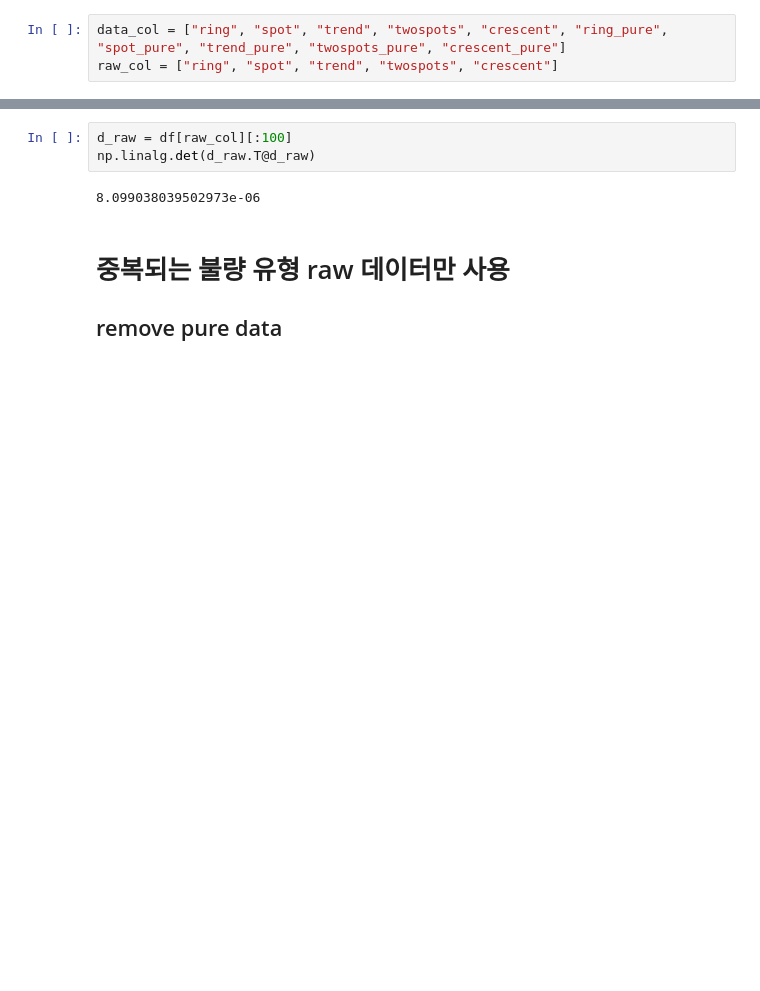
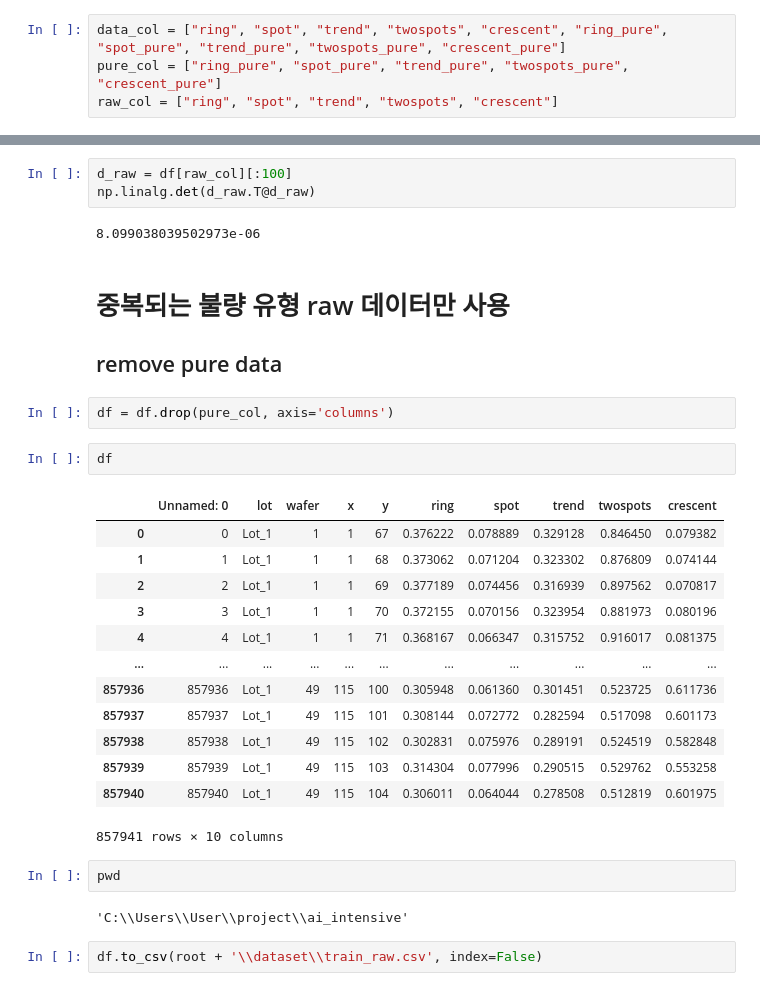
Before and after one commit to codepyo/ai_intensive, a Jupyter notebook: pre_process.ipynb, the cells around one changed output, grey strips where cells are left out. Cells and saved outputs as stored; diff of their text form; blank space fills up the shorter version.

```diff
--- a/pre_process.ipynb
+++ b/pre_process.ipynb
@@ -232,5 +233,6 @@ df=pd.read_csv("./data_pre.csv", encoding='cp949')
 # %%
 data_col = ["ring", "spot", "trend", "twospots", "crescent", "ring_pure", "spot_pure", "trend_pure", "twospots_pure", "crescent_pure"]
+pure_col = ["ring_pure", "spot_pure", "trend_pure", "twospots_pure", "crescent_pure"]
 raw_col = ["ring", "spot", "trend", "twospots", "crescent"]
 # %%
 df_wf = df[df['wafer']==1]
@@ -246,3 +280,27 @@ np.linalg.det(d_raw.T@d_raw)
 # %% [markdown]
 # 중복되는 불량 유형 raw 데이터만 사용
 ## remove pure data
+# %%
+df = df.drop(pure_col, axis='columns')
+# %%
+df
+# %% [output]
+|  | Unnamed: 0 | lot | wafer | x | y | ring | spot | trend | twospots | crescent |
+| 0 | 0 | Lot_1 | 1 | 1 | 67 | 0.376222 | 0.078889 | 0.329128 | 0.846450 | 0.079382 |
+| 1 | 1 | Lot_1 | 1 | 1 | 68 | 0.373062 | 0.071204 | 0.323302 | 0.876809 | 0.074144 |
+| 2 | 2 | Lot_1 | 1 | 1 | 69 | 0.377189 | 0.074456 | 0.316939 | 0.897562 | 0.070817 |
+| 3 | 3 | Lot_1 | 1 | 1 | 70 | 0.372155 | 0.070156 | 0.323954 | 0.881973 | 0.080196 |
+| 4 | 4 | Lot_1 | 1 | 1 | 71 | 0.368167 | 0.066347 | 0.315752 | 0.916017 | 0.081375 |
+| ... | ... | ... | ... | ... | ... | ... | ... | ... | ... | ... |
+| 857936 | 857936 | Lot_1 | 49 | 115 | 100 | 0.305948 | 0.061360 | 0.301451 | 0.523725 | 0.611736 |
+| 857937 | 857937 | Lot_1 | 49 | 115 | 101 | 0.308144 | 0.072772 | 0.282594 | 0.517098 | 0.601173 |
+| 857938 | 857938 | Lot_1 | 49 | 115 | 102 | 0.302831 | 0.075976 | 0.289191 | 0.524519 | 0.582848 |
+| 857939 | 857939 | Lot_1 | 49 | 115 | 103 | 0.314304 | 0.077996 | 0.290515 | 0.529762 | 0.553258 |
+| 857940 | 857940 | Lot_1 | 49 | 115 | 104 | 0.306011 | 0.064044 | 0.278508 | 0.512819 | 0.601975 |
+857941 rows × 10 columns
+# %%
+pwd
+# %% [output]
+'C:\\Users\\User\\project\\ai_intensive'
+# %%
+df.to_csv(root + '\\dataset\\train_raw.csv', index=False)
```
Also changed, not shown: parts of 22 cells of this notebook.
